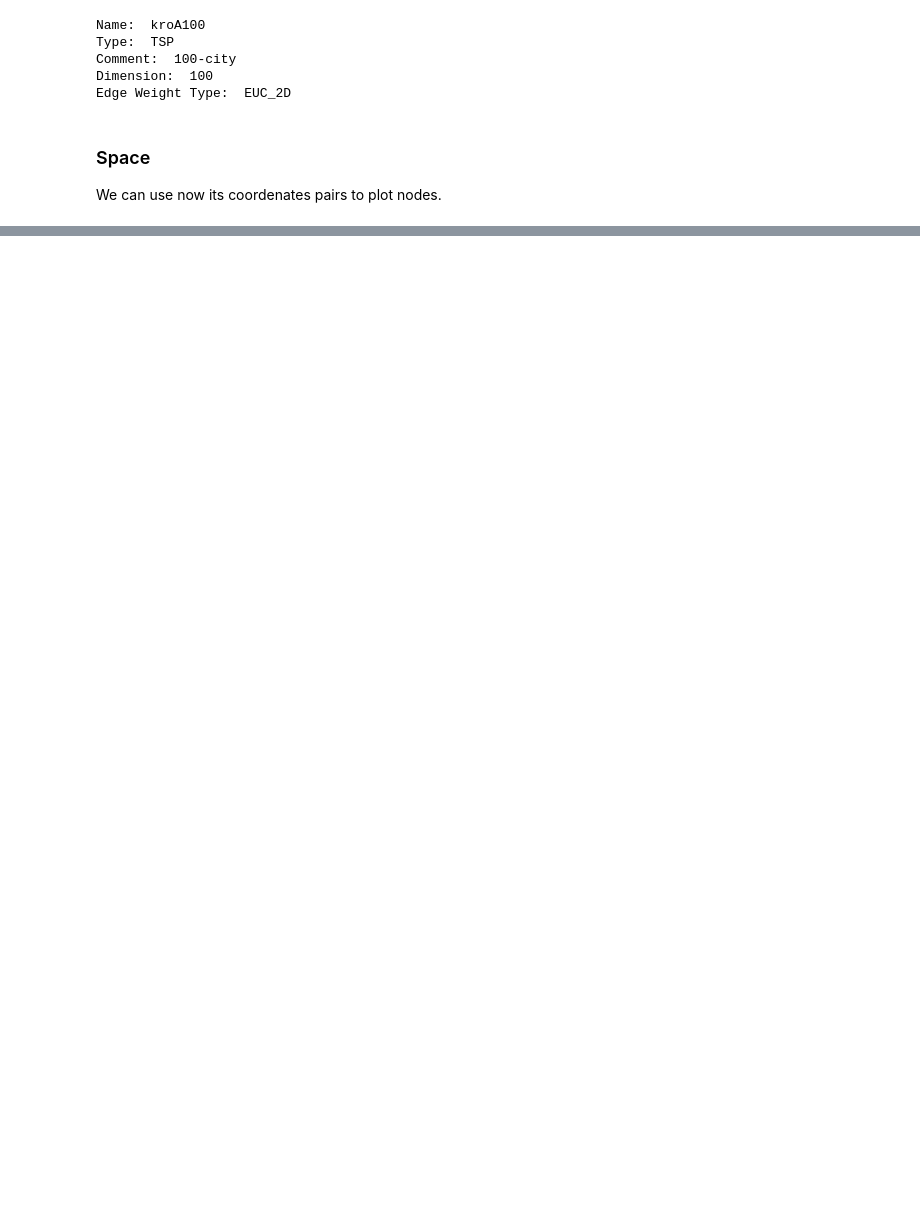
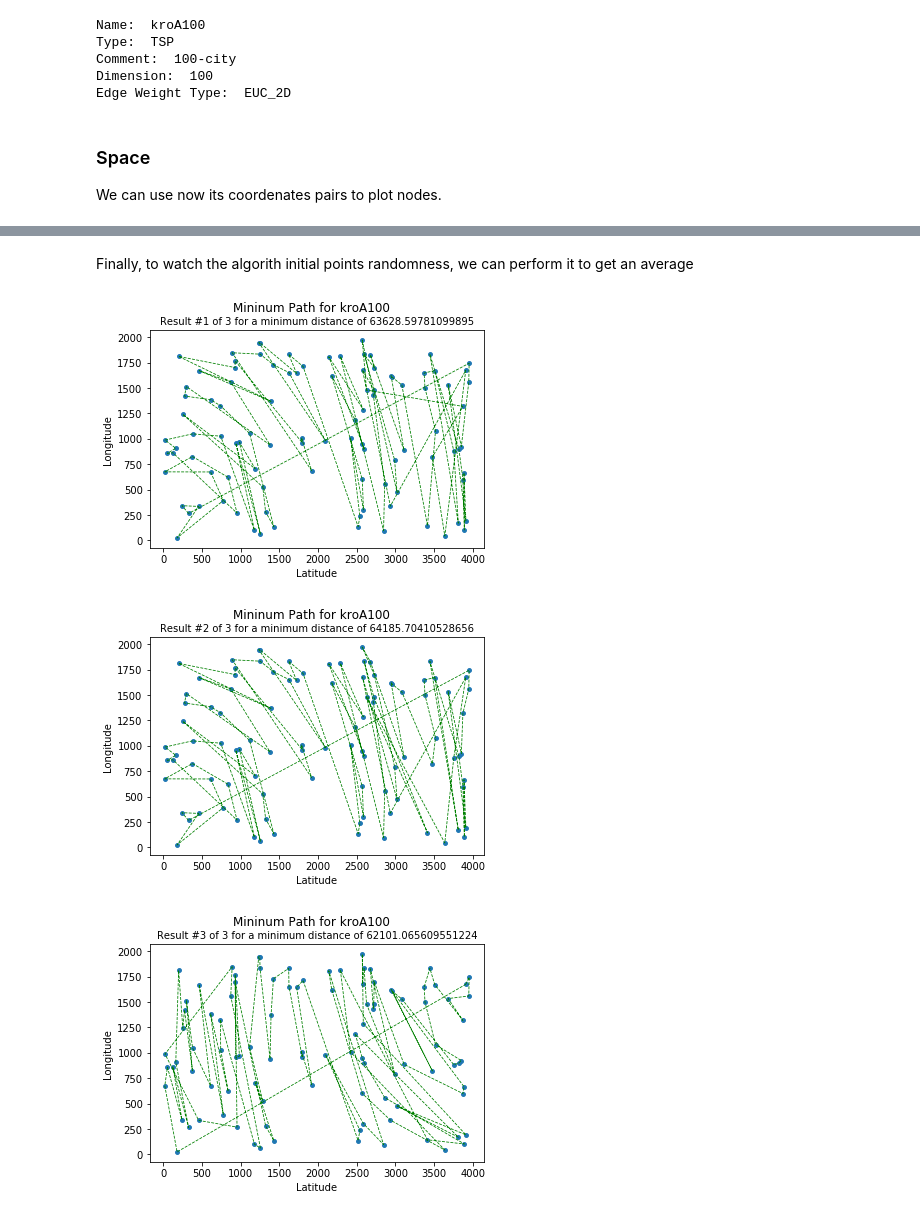
Before and after one commit to yammadev/aco-tsp, a Jupyter notebook: aco-tsp.ipynb, the cells around one changed output, grey strips where cells are left out. Drawn from its saved outputs; the diff is of its cells as text; code cells hidden in the pictures; blank space fills up the shorter version.

Commit message:
ACO_TSP algorithm completed

```diff
--- a/aco-tsp.ipynb
+++ b/aco-tsp.ipynb
@@ -73,0 +102,31 @@ plt.show()
+# %% [markdown]
+Finally, to watch the algorith initial points randomness, we can perform it to get an average
+# %%
+# Vars
+n = 3
+average = 0
+
+# Repeat
+for i in range(n):
+    # Perform
+    min_path, min_distance = runAcoTsp(space)
+    average += min_distance
+
+    # Plot path
+    plt.scatter(space[:, 0], space[:, 1], marker='o', s=15)
+    plt.plot(space[min_path, 0], space[min_path, 1], c='g', linewidth=0.8, linestyle="--")
+
+    # Plot properties
+    plt.suptitle('Mininum Path for {}'.format(TSP['name']))
+    plt.title('Result #{} of {} for a minimum distance of {}'.format(i + 1, n, min_distance), fontsize = 10)
+    plt.xlabel('Latitude')
+    plt.ylabel('Longitude')
+
+    plt.show()
+
+# Show Average
+print('Min Distance Average for the last {} results is {}'.format(n, average/n))
+# %% [output]
+[figure, added]
+[figure, added]
+[figure, added]
```
Also changed, not shown: parts of 7 cells of this notebook, 16 other files.
